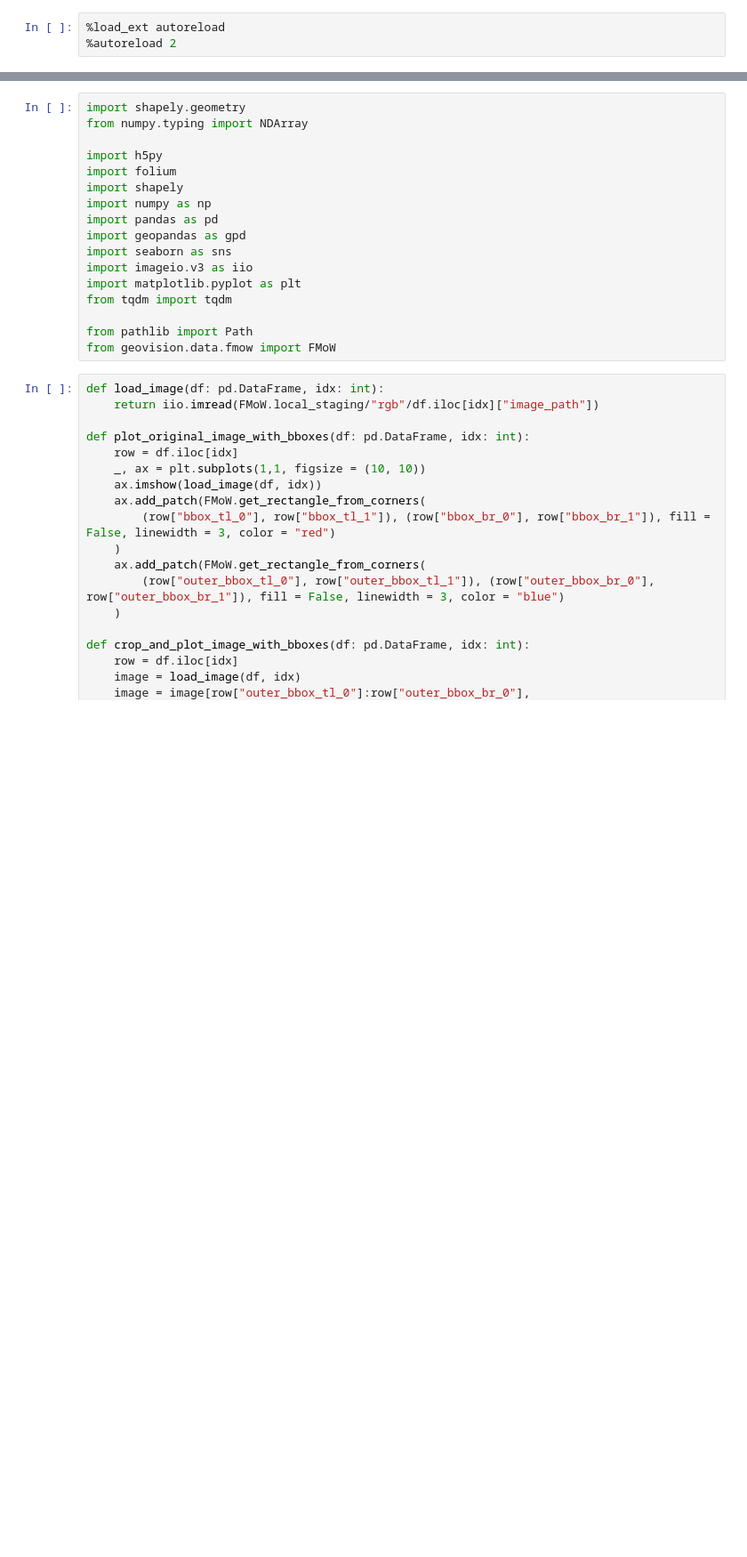
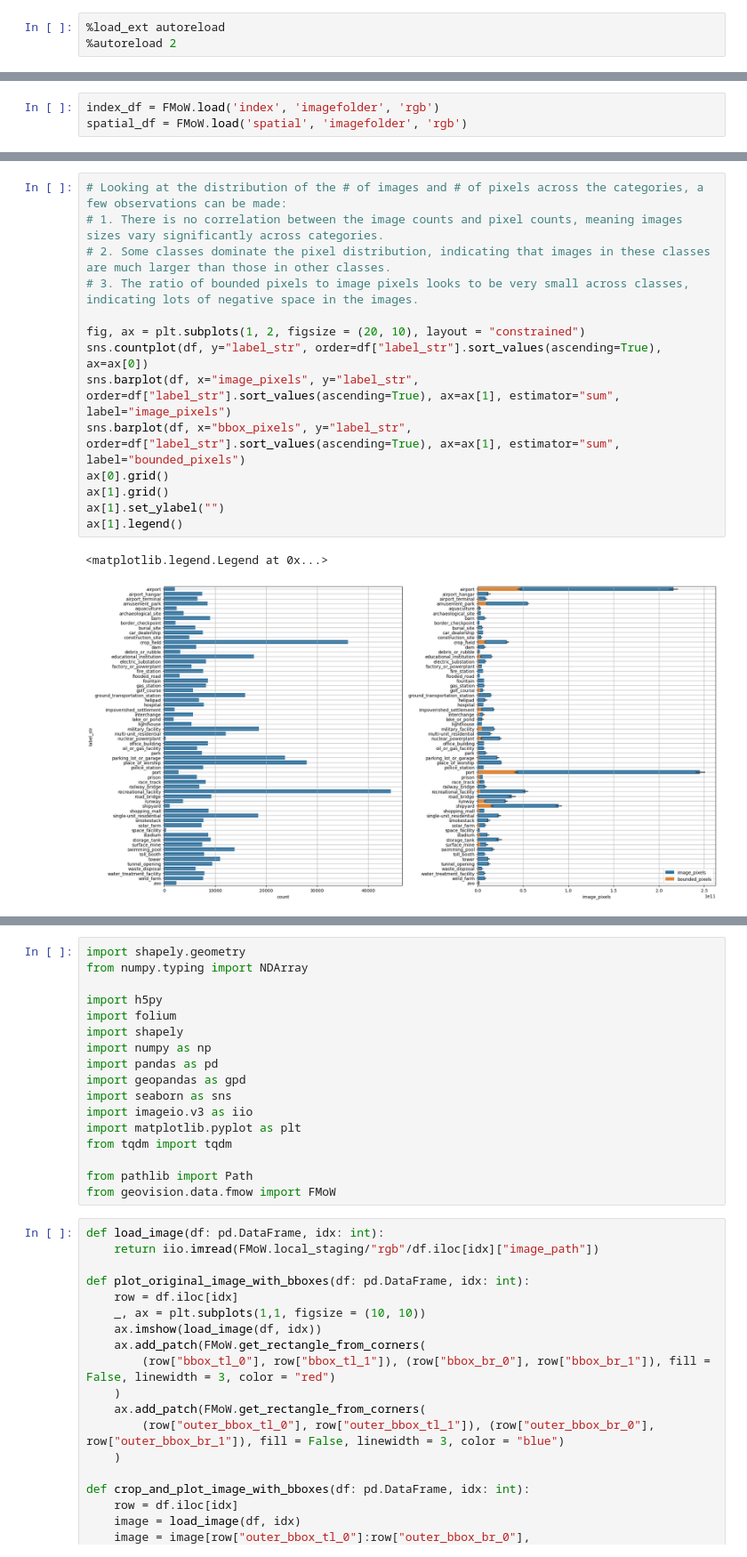
Before and after one commit to citruscaesar/geovision, a Jupyter notebook: geovision/scripts/eda_fmow.ipynb, the cells around one changed output, grey strips where cells are left out. Shown at 89% size. Drawn from its saved outputs; the diff is of its cells as text; blank space fills up the shorter version.

```diff
--- a/geovision/scripts/eda_fmow.ipynb
+++ b/geovision/scripts/eda_fmow.ipynb
@@ -3,0 +37,3 @@
+# %%
+index_df = FMoW.load('index', 'imagefolder', 'rgb')
+spatial_df = FMoW.load('spatial', 'imagefolder', 'rgb')
@@ -3,0 +96,17 @@
+# %%
+# Looking at the distribution of the # of images and # of pixels across the categories, a few observations can be made:
+# 1. There is no correlation between the image counts and pixel counts, meaning images sizes vary significantly across categories.
+# 2. Some classes dominate the pixel distribution, indicating that images in these classes are much larger than those in other classes.
+# 3. The ratio of bounded pixels to image pixels looks to be very small across classes, indicating lots of negative space in the images.
+
+fig, ax = plt.subplots(1, 2, figsize = (20, 10), layout = "constrained")
+sns.countplot(df, y="label_str", order=df["label_str"].sort_values(ascending=True), ax=ax[0])
+sns.barplot(df, x="image_pixels", y="label_str", order=df["label_str"].sort_values(ascending=True), ax=ax[1], estimator="sum", label="image_pixels")
+sns.barplot(df, x="bbox_pixels", y="label_str", order=df["label_str"].sort_values(ascending=True), ax=ax[1], estimator="sum", label="bounded_pixels")
+ax[0].grid()
+ax[1].grid()
+ax[1].set_ylabel("")
+ax[1].legend()
+# %% [output]
+<matplotlib.legend.Legend at 0x...>
+[figure, added]
```
Also changed, not shown: parts of 13 cells of this notebook, 36 other files.
